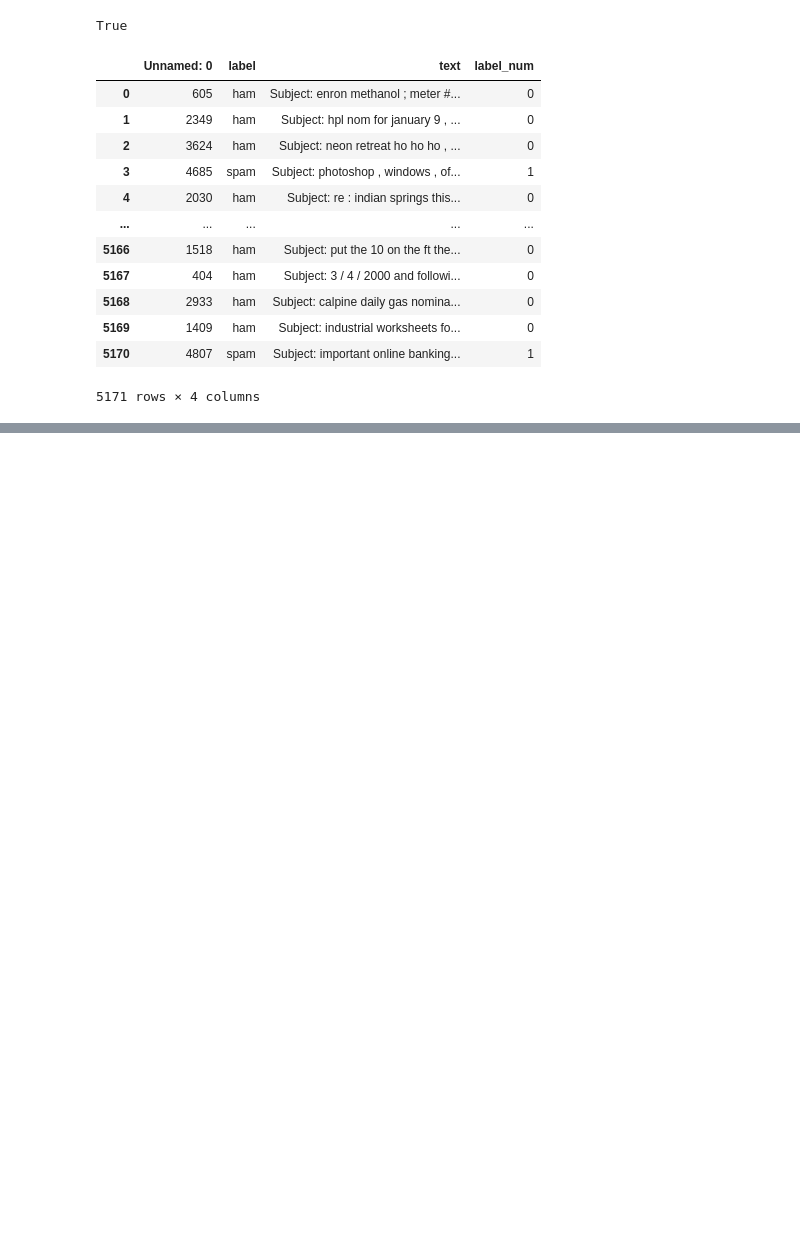
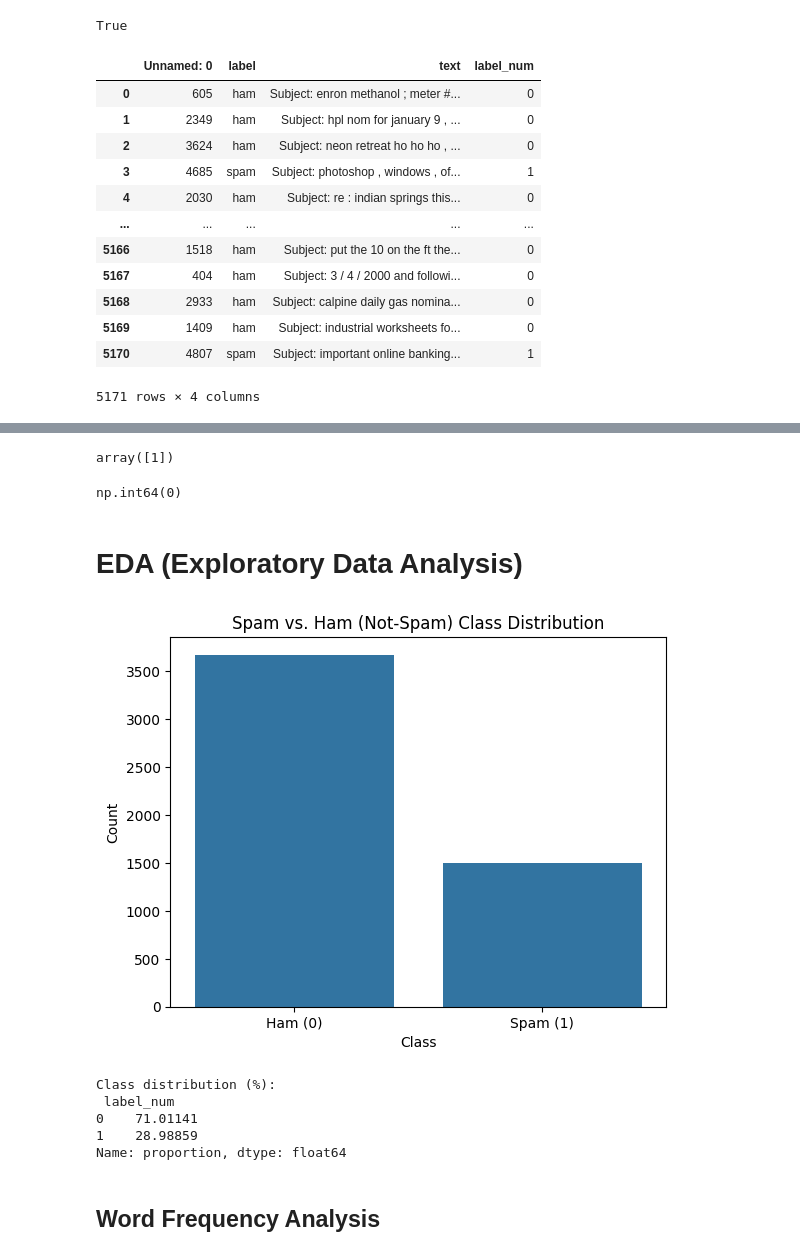
Before and after one commit to BarraHarrison/Spam-Detection, a Jupyter notebook: main.ipynb, the cells around one changed output, grey strips where cells are left out. Drawn from its saved outputs; the diff is of its cells as text; code cells hidden in the pictures; blank space fills up the shorter version.

Commit message:
Word Frequency and Message Length EDA

```diff
--- a/main.ipynb
+++ b/main.ipynb
@@ -42,0 +143,10 @@ df
+# %%
+clf.predict(X_email)
+# %% [output]
+array([1])
+# %%
+df.label_num.iloc[2]
+# %% [output]
+np.int64(0)
+# %% [markdown]
+# EDA (Exploratory Data Analysis)
@@ -42,0 +155,22 @@ df
+# %%
+import matplotlib.pyplot as plt
+import seaborn as sns
+
+# Plot class distribution
+sns.countplot(data=df, x='label_num')
+plt.title('Spam vs. Ham (Not-Spam) Class Distribution')
+plt.xticks(ticks=[0, 1], labels=['Ham (0)', 'Spam (1)'])
+plt.xlabel('Class')
+plt.ylabel('Count')
+plt.show()
+
+
+class_percentages = df['label_num'].value_counts(normalize=True) * 100
+print("Class distribution (%):\n", class_percentages)
+# %% [output]
+[figure, added]
+Class distribution (%):
+ label_num
+0    71.01141
+1    28.98859
+Name: proportion, dtype: float64
@@ -42,0 +179,2 @@ df
+# %% [markdown]
+## Word Frequency Analysis
```
Also changed, not shown: parts of 28 cells of this notebook.
